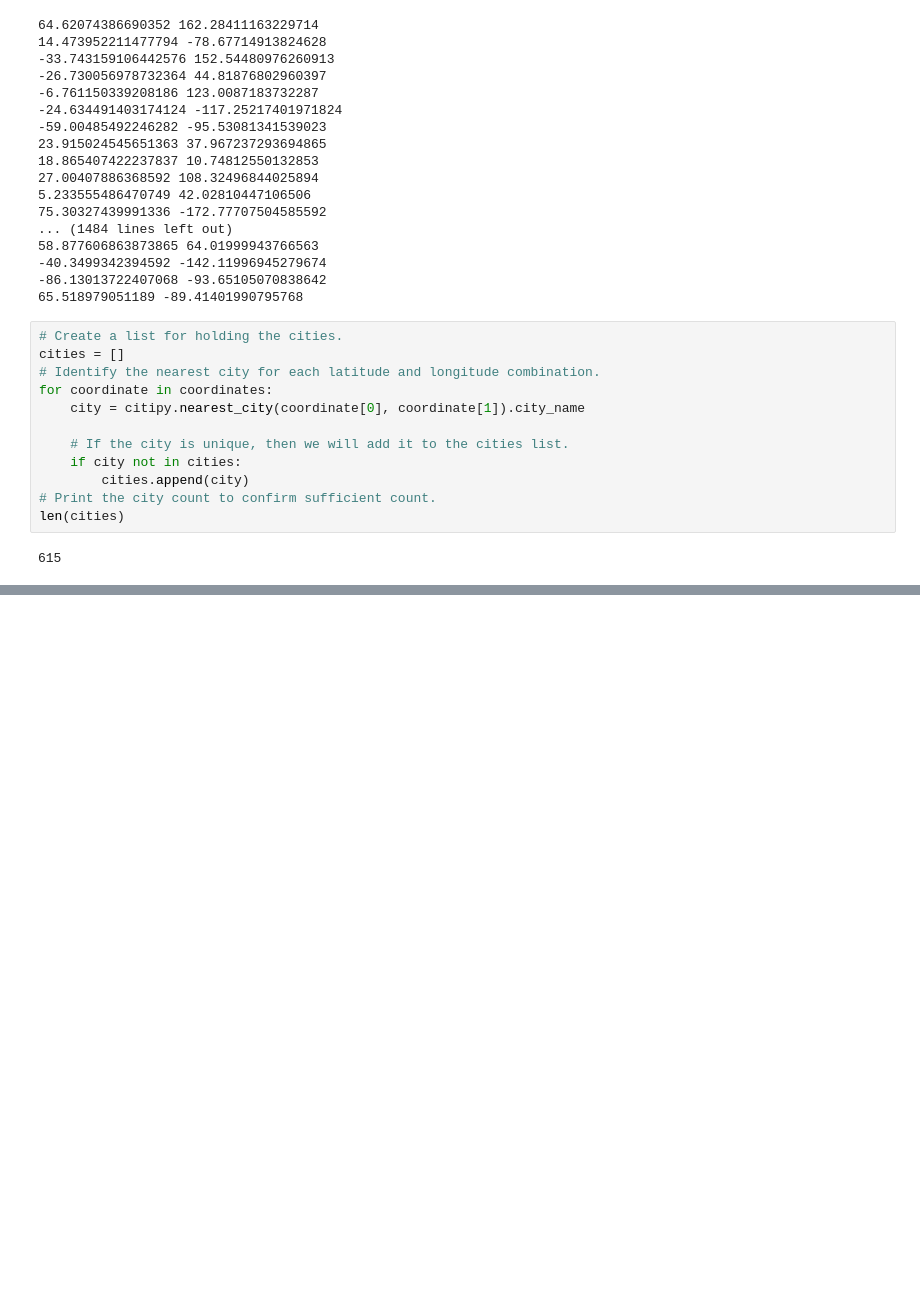
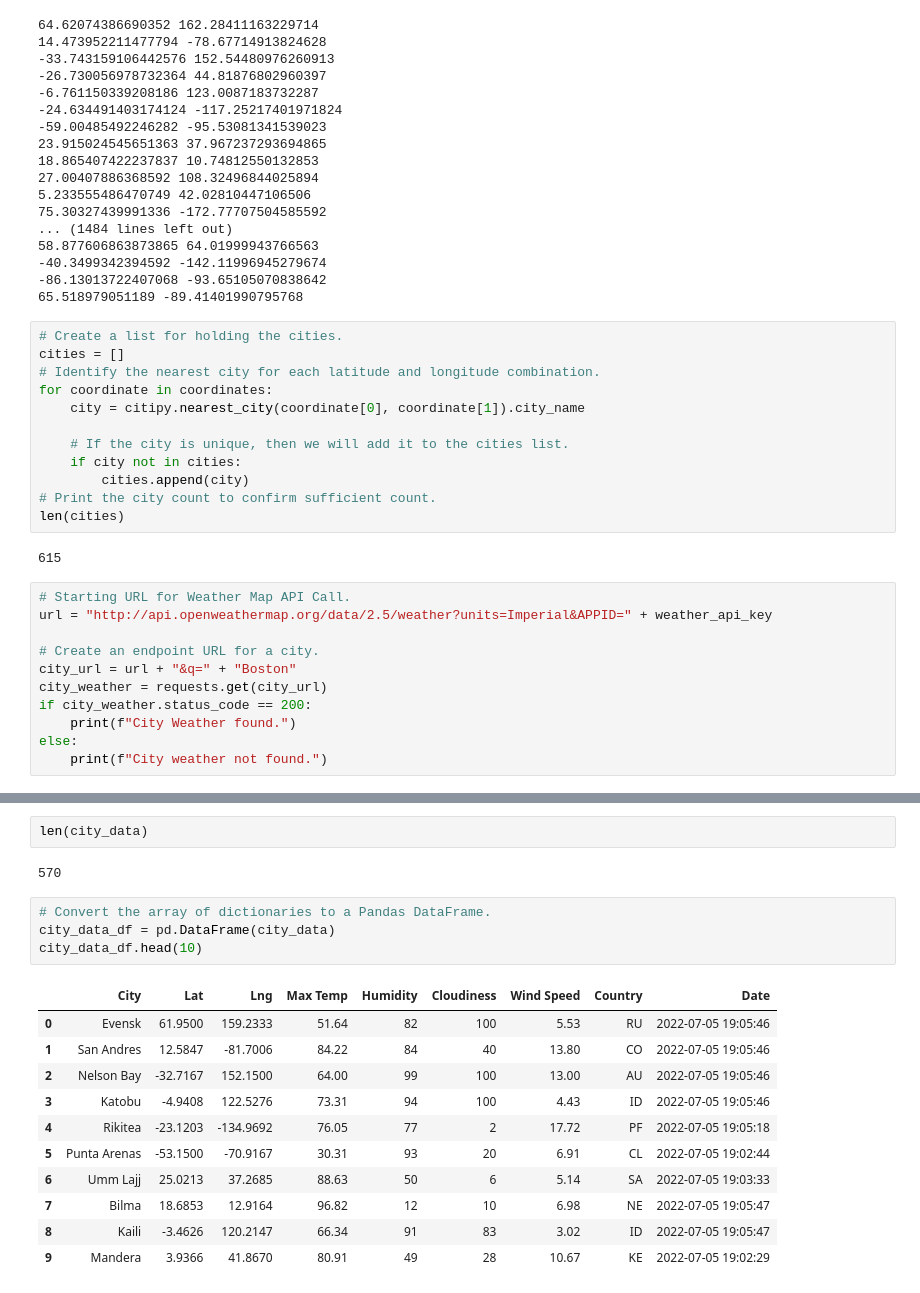
Before and after one commit to bradleywb426/World-Weather-Analysis, a Jupyter notebook: WeatherPy.ipynb, the cells around one changed output, grey strips where cells are left out. Drawn from its saved outputs; the diff is of its cells as text; blank space fills up the shorter version.

```diff
--- a/WeatherPy.ipynb
+++ b/WeatherPy.ipynb
@@ -51,3 +55,14 @@ for coordinate in coordinates:
 len(cities)
 # %% [output]
 615
+# %%
+# Starting URL for Weather Map API Call.
+url = "http://api.openweathermap.org/data/2.5/weather?units=Imperial&APPID=" + weather_api_key
+
+# Create an endpoint URL for a city.
+city_url = url + "&q=" + "Boston"
+city_weather = requests.get(city_url)
+if city_weather.status_code == 200:
+    print(f"City Weather found.")
+else:
+    print(f"City weather not found.")
@@ -53,0 +199,20 @@ len(cities)
+# %%
+len(city_data)
+# %% [output]
+570
+# %%
+# Convert the array of dictionaries to a Pandas DataFrame.
+city_data_df = pd.DataFrame(city_data)
+city_data_df.head(10)
+# %% [output]
+|  | City | Lat | Lng | Max Temp | Humidity | Cloudiness | Wind Speed | Country | Date |
+| 0 | Evensk | 61.9500 | 159.2333 | 51.64 | 82 | 100 | 5.53 | RU | 2022-07-05 19:05:46 |
+| 1 | San Andres | 12.5847 | -81.7006 | 84.22 | 84 | 40 | 13.80 | CO | 2022-07-05 19:05:46 |
+| 2 | Nelson Bay | -32.7167 | 152.1500 | 64.00 | 99 | 100 | 13.00 | AU | 2022-07-05 19:05:46 |
+| 3 | Katobu | -4.9408 | 122.5276 | 73.31 | 94 | 100 | 4.43 | ID | 2022-07-05 19:05:46 |
+| 4 | Rikitea | -23.1203 | -134.9692 | 76.05 | 77 | 2 | 17.72 | PF | 2022-07-05 19:05:18 |
+| 5 | Punta Arenas | -53.1500 | -70.9167 | 30.31 | 93 | 20 | 6.91 | CL | 2022-07-05 19:02:44 |
+| 6 | Umm Lajj | 25.0213 | 37.2685 | 88.63 | 50 | 6 | 5.14 | SA | 2022-07-05 19:03:33 |
+| 7 | Bilma | 18.6853 | 12.9164 | 96.82 | 12 | 10 | 6.98 | NE | 2022-07-05 19:05:47 |
+| 8 | Kaili | -3.4626 | 120.2147 | 66.34 | 91 | 83 | 3.02 | ID | 2022-07-05 19:05:47 |
+| 9 | Mandera | 3.9366 | 41.8670 | 80.91 | 49 | 28 | 10.67 | KE | 2022-07-05 19:02:29 |
```
Also changed, not shown: parts of 10 cells of this notebook, 2 other files.
